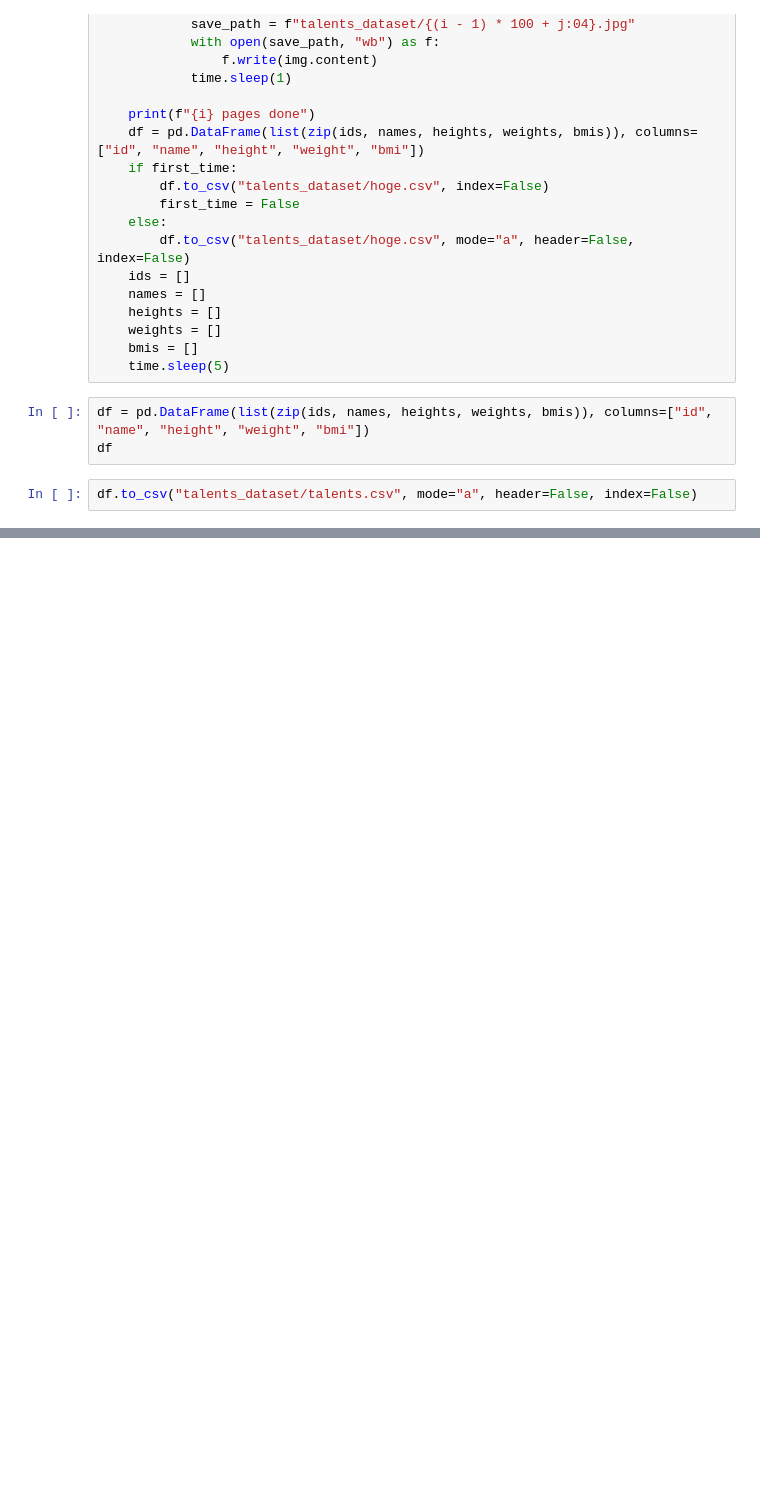
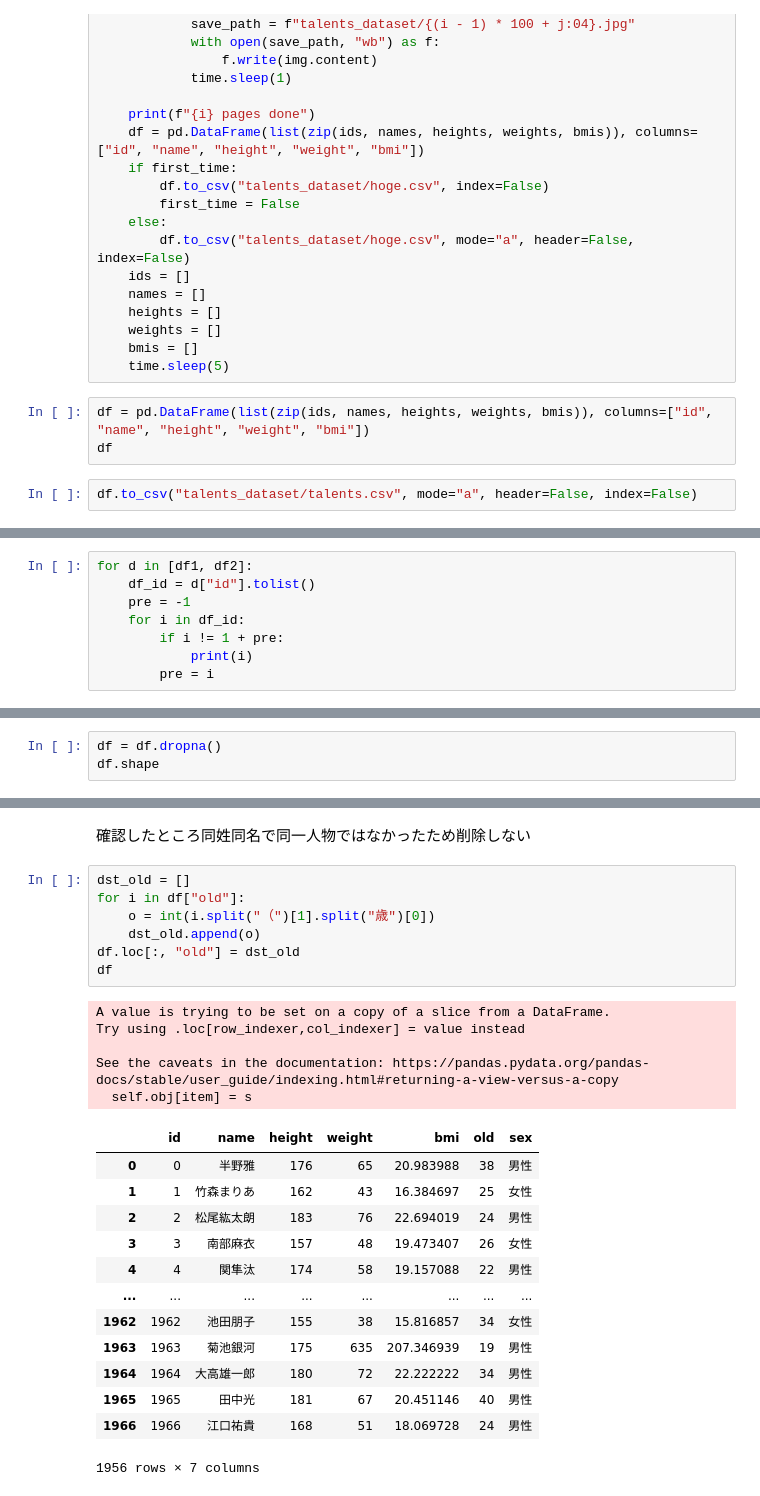
Before and after one commit to masachika-kamada/face-to-body, a Jupyter notebook: collect_data.ipynb, the cells around one changed output, grey strips where cells are left out. Saved outputs shown, nothing was run; the diff lists cells and outputs as text; blank space fills up the shorter version.

```diff
--- a/collect_data.ipynb
+++ b/collect_data.ipynb
@@ -86,0 +227,8 @@ df.to_csv("talents_dataset/talents.csv", mode="a", header=False, index=False)
+# %%
+for d in [df1, df2]:
+    df_id = d["id"].tolist()
+    pre = -1
+    for i in df_id:
+        if i != 1 + pre:
+            print(i)
+        pre = i
@@ -86,0 +271,3 @@ df.to_csv("talents_dataset/talents.csv", mode="a", header=False, index=False)
+# %%
+df = df.dropna()
+df.shape
@@ -86,0 +285,28 @@ df.to_csv("talents_dataset/talents.csv", mode="a", header=False, index=False)
+# %% [markdown]
+確認したところ同姓同名で同一人物ではなかったため削除しない
+# %%
+dst_old = []
+for i in df["old"]:
+    o = int(i.split("（")[1].split("歳")[0])
+    dst_old.append(o)
+df.loc[:, "old"] = dst_old
+df
+# %% [output]
+A value is trying to be set on a copy of a slice from a DataFrame.
+Try using .loc[row_indexer,col_indexer] = value instead
+
+See the caveats in the documentation: https://pandas.pydata.org/pandas-docs/stable/user_guide/indexing.html#returning-a-view-versus-a-copy
+  self.obj[item] = s
+|  | id | name | height | weight | bmi | old | sex |
+| 0 | 0 | 半野雅 | 176 | 65 | 20.983988 | 38 | 男性 |
+| 1 | 1 | 竹森まりあ | 162 | 43 | 16.384697 | 25 | 女性 |
+| 2 | 2 | 松尾紘太朗 | 183 | 76 | 22.694019 | 24 | 男性 |
+| 3 | 3 | 南部麻衣 | 157 | 48 | 19.473407 | 26 | 女性 |
+| 4 | 4 | 関隼汰 | 174 | 58 | 19.157088 | 22 | 男性 |
+| ... | ... | ... | ... | ... | ... | ... | ... |
+| 1962 | 1962 | 池田朋子 | 155 | 38 | 15.816857 | 34 | 女性 |
+| 1963 | 1963 | 菊池銀河 | 175 | 635 | 207.346939 | 19 | 男性 |
+| 1964 | 1964 | 大高雄一郎 | 180 | 72 | 22.222222 | 34 | 男性 |
+| 1965 | 1965 | 田中光 | 181 | 67 | 20.451146 | 40 | 男性 |
+| 1966 | 1966 | 江口祐貴 | 168 | 51 | 18.069728 | 24 | 男性 |
+1956 rows × 7 columns
```
Also changed, not shown: parts of 18 cells of this notebook.
